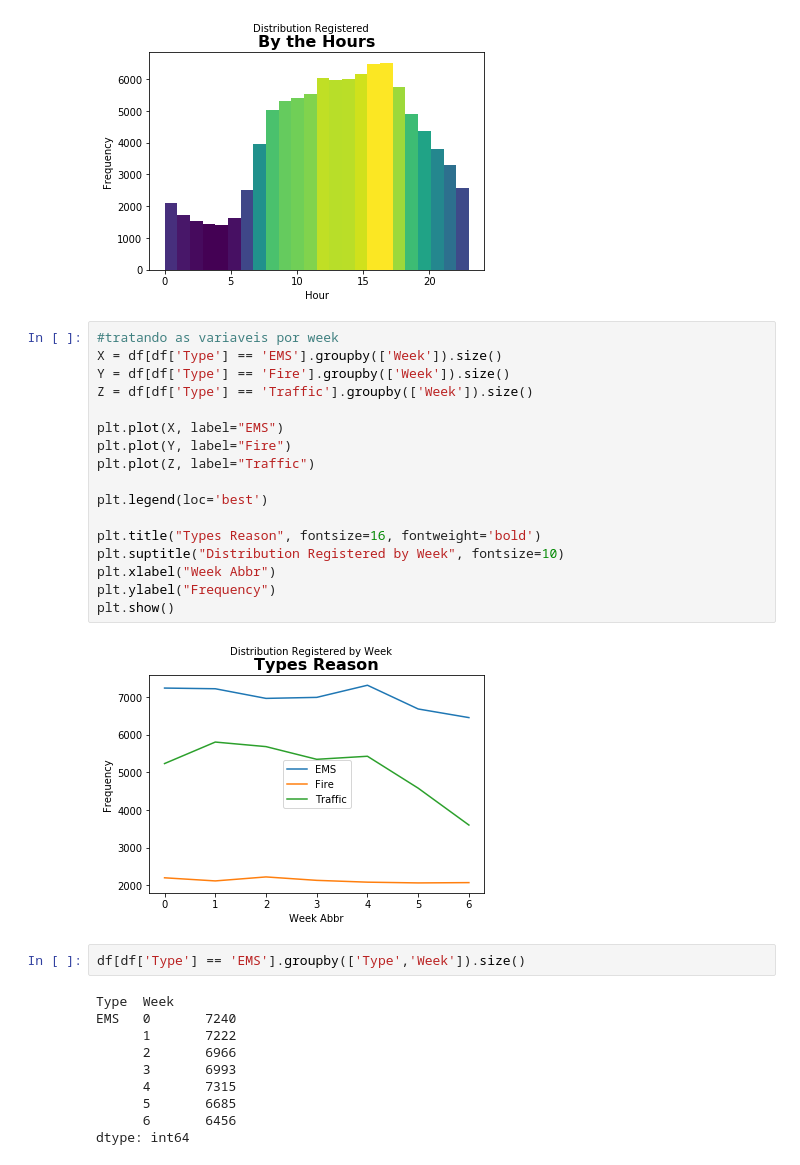
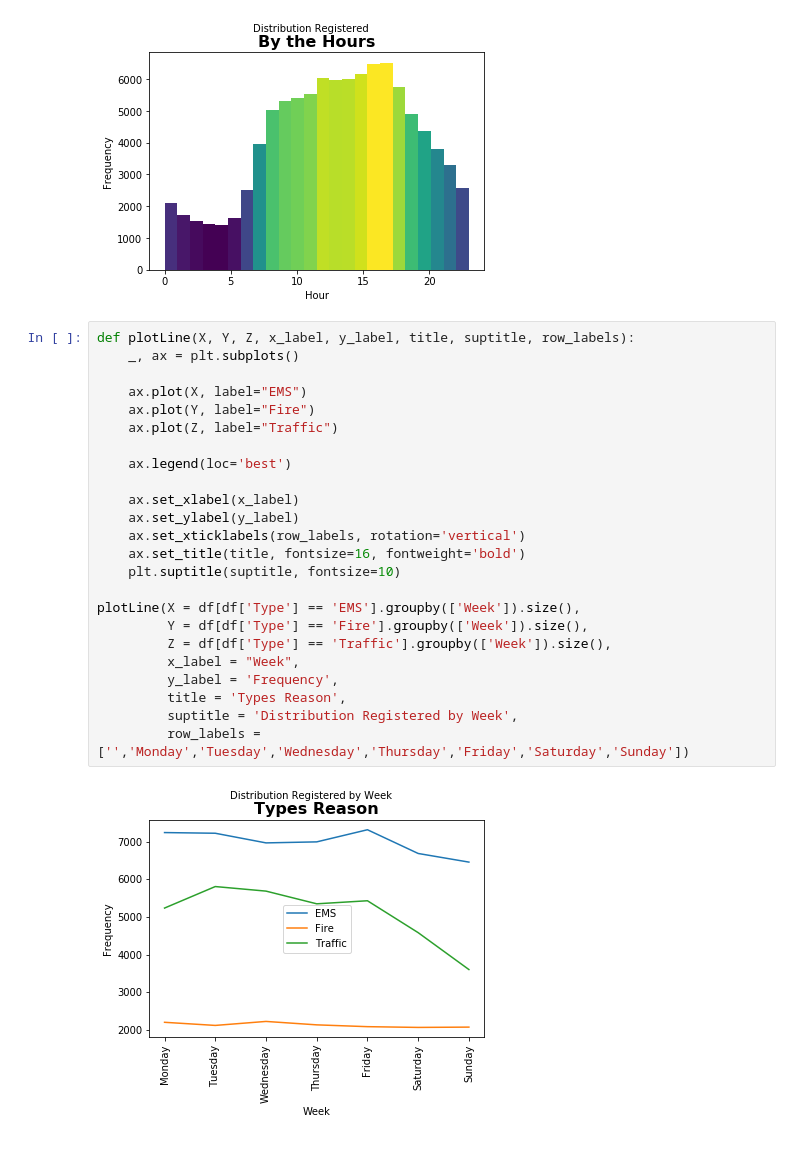
Before and after one commit to aabrantes/datascience, a Jupyter notebook: Trabalho_Apresentação.ipynb, the cells around one changed output. Cells and saved outputs as stored; diff of their text form.

```diff
--- a/Trabalho_Apresentação.ipynb
+++ b/Trabalho_Apresentação.ipynb
@@ -122,34 +122,29 @@ histogramColors(data = df['Hour'],
 # %% [output]
 [figure]
 [figure]
-# %%
-#tratando as variaveis por week
-X = df[df['Type'] == 'EMS'].groupby(['Week']).size()
-Y = df[df['Type'] == 'Fire'].groupby(['Week']).size()
-Z = df[df['Type'] == 'Traffic'].groupby(['Week']).size()
-
-plt.plot(X, label="EMS")
-plt.plot(Y, label="Fire")
-plt.plot(Z, label="Traffic")
-
-plt.legend(loc='best')
-
-plt.title("Types Reason", fontsize=16, fontweight='bold')
-plt.suptitle("Distribution Registered by Week", fontsize=10)
-plt.xlabel("Week Abbr")
-plt.ylabel("Frequency")
-plt.show()
-# %% [output]
-[figure, removed]
-# %%
-df[df['Type'] == 'EMS'].groupby(['Type','Week']).size()
-# %% [output]
-Type  Week
-EMS   0       7240
-      1       7222
-      2       6966
-      3       6993
-      4       7315
-      5       6685
-      6       6456
-dtype: int64
+# %%
+def plotLine(X, Y, Z, x_label, y_label, title, suptitle, row_labels):
+    _, ax = plt.subplots()
+
+    ax.plot(X, label="EMS")
+    ax.plot(Y, label="Fire")
+    ax.plot(Z, label="Traffic")
+
+    ax.legend(loc='best')
+
+    ax.set_xlabel(x_label)
+    ax.set_ylabel(y_label)
+    ax.set_xticklabels(row_labels, rotation='vertical')
+    ax.set_title(title, fontsize=16, fontweight='bold')
+    plt.suptitle(suptitle, fontsize=10)
+
+plotLine(X = df[df['Type'] == 'EMS'].groupby(['Week']).size(),
+         Y = df[df['Type'] == 'Fire'].groupby(['Week']).size(),
+         Z = df[df['Type'] == 'Traffic'].groupby(['Week']).size(),
+         x_label = "Week",
+         y_label = 'Frequency',
+         title = 'Types Reason',
+         suptitle = 'Distribution Registered by Week',
+         row_labels = ['','Monday','Tuesday','Wednesday','Thursday','Friday','Saturday','Sunday'])
+# %% [output]
+[figure, added]
```
